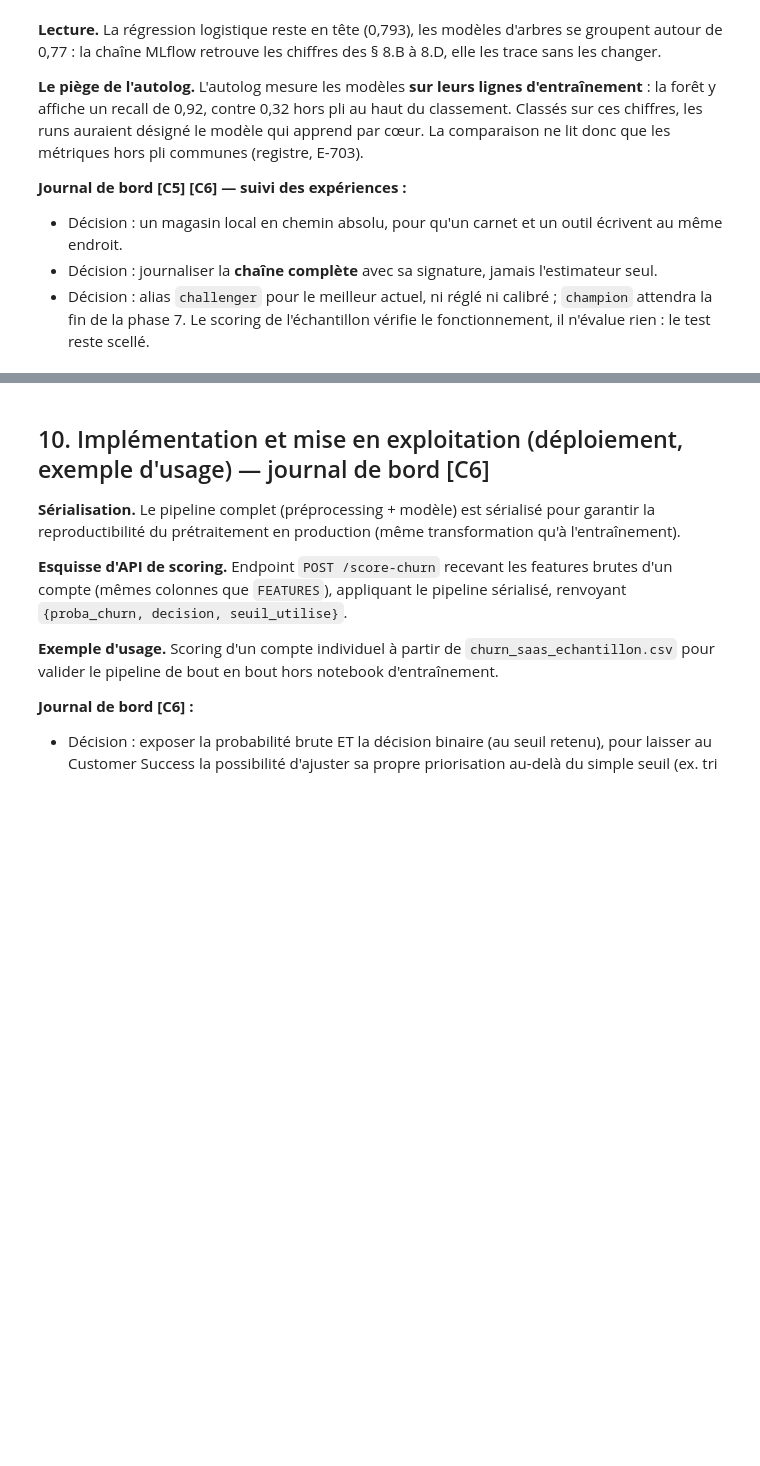
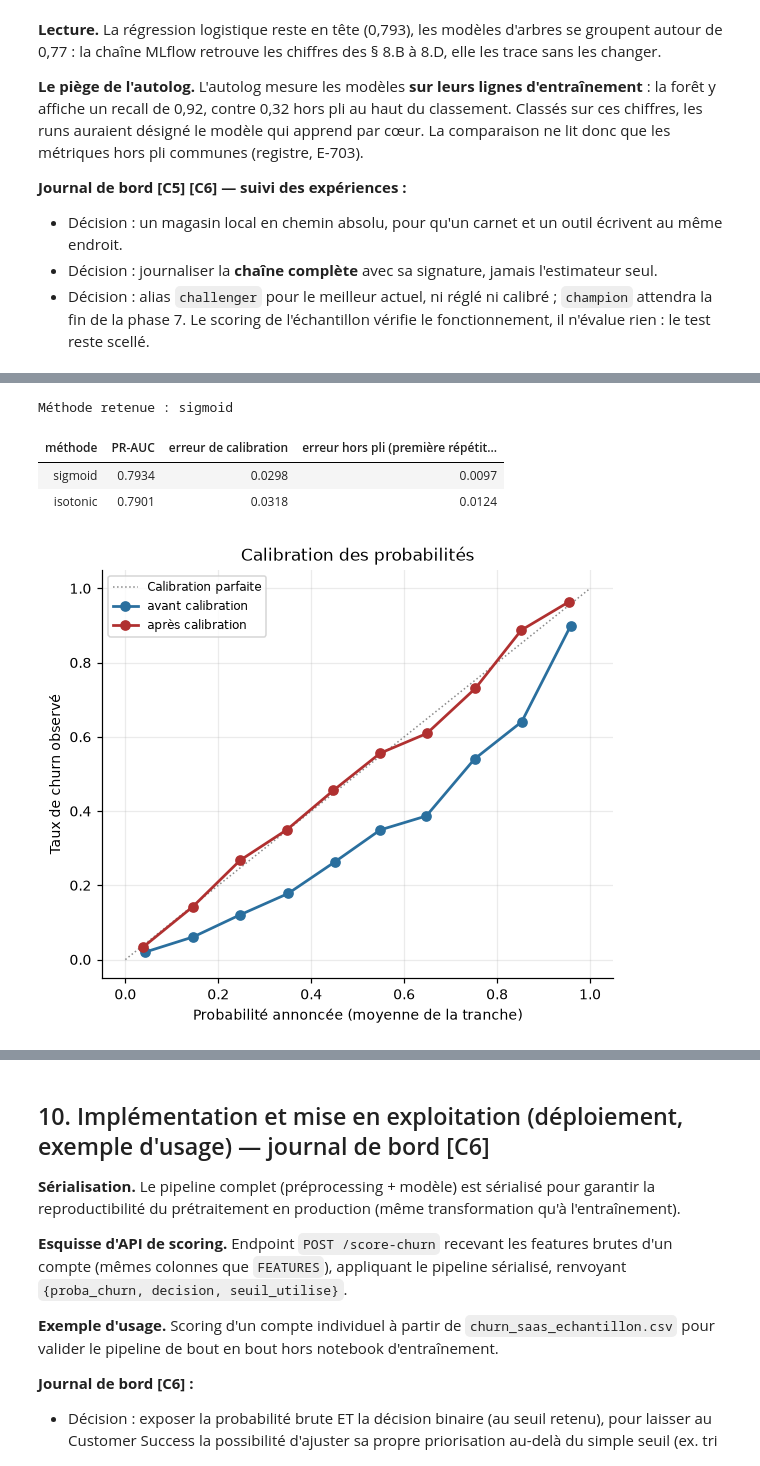
Before and after one commit to air-jaja/ai4me, a Jupyter notebook: notebooks/cas_usage_churn_saas.ipynb, the cells around one changed output, grey strips where cells are left out. Drawn from its saved outputs; the diff is of its cells as text; code cells hidden in the pictures; blank space fills up the shorter version.

```diff
--- a/notebooks/cas_usage_churn_saas.ipynb
+++ b/notebooks/cas_usage_churn_saas.ipynb
@@ -2457,0 +2324,20 @@ weighted avg       0.80      0.35      0.25      1000
+# %%
+# --- Calibration chosen inside the folds (rule B2) ------------------------------------------------
+from churn_saas.evaluation import evaluer_selon_protocole
+from churn_saas.features import tracer_calibration
+from churn_saas.modelisation import construire_calibre
+
+afficher_tableau(pd.DataFrame(selection["calibration"]["methodes"]).T.reset_index(names="méthode"),
+                 titre=f"Méthode retenue : {selection['calibration']['methode_retenue']}")
+_brute = evaluer_selon_protocole(construire_baseline, parties.X_entrainement, parties.y_entrainement)
+_calibree = evaluer_selon_protocole(construire_calibre(construire_baseline, selection["calibration"]["methode_retenue"]),
+                                    parties.X_entrainement, parties.y_entrainement)
+tracer_calibration({"avant calibration": (parties.y_entrainement, _brute.hors_pli),
+                    "après calibration": (parties.y_entrainement, _calibree.hors_pli)})
+plt.show()
+# %% [output]
+Méthode retenue : sigmoid
+| méthode | PR-AUC | erreur de calibration | erreur hors pli (première répétit... |
+| sigmoid | 0.7934 | 0.0298 | 0.0097 |
+| isotonic | 0.7901 | 0.0318 | 0.0124 |
+[figure, added]
```
Also changed, not shown: parts of 19 cells of this notebook, 35 other files.
